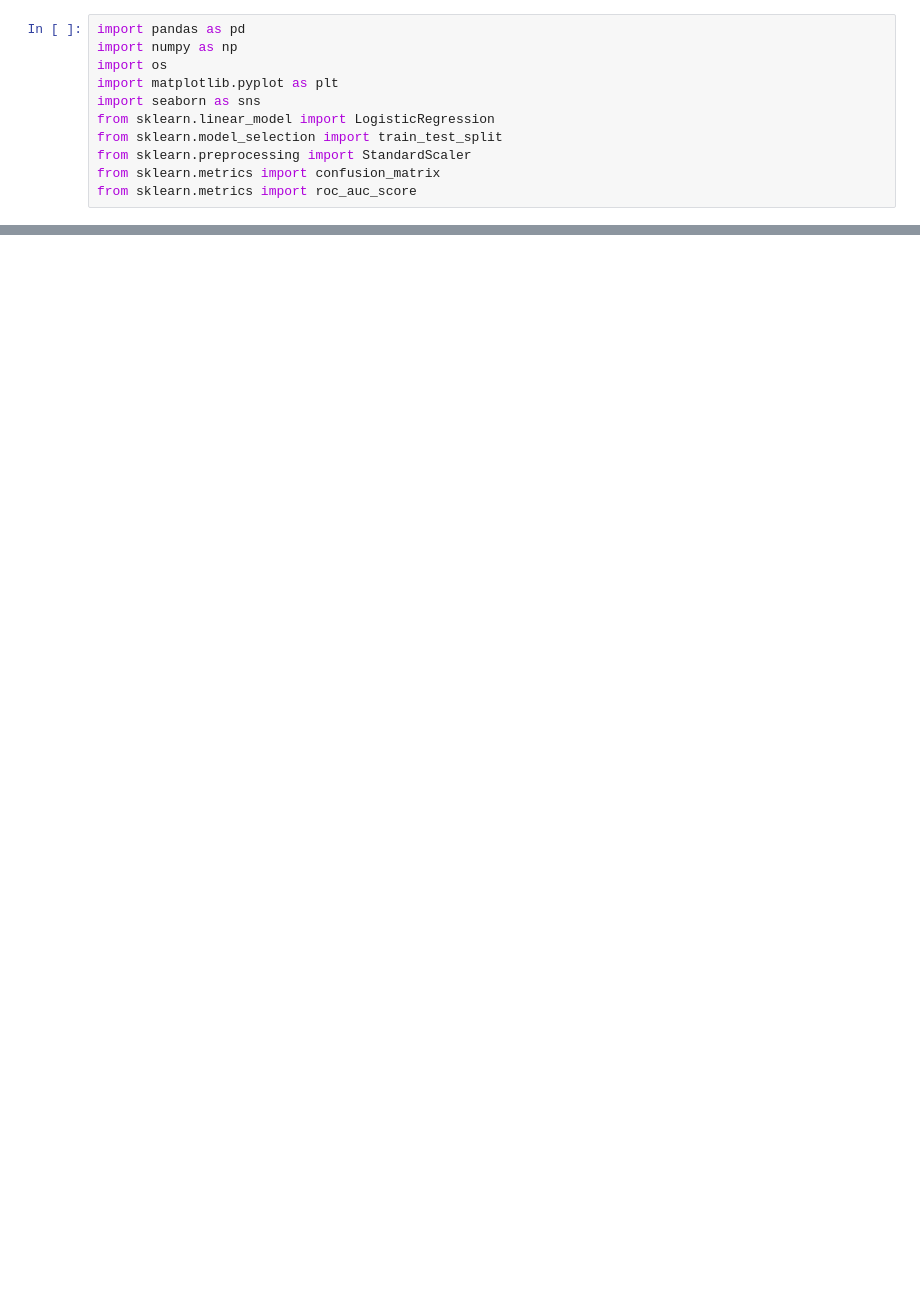
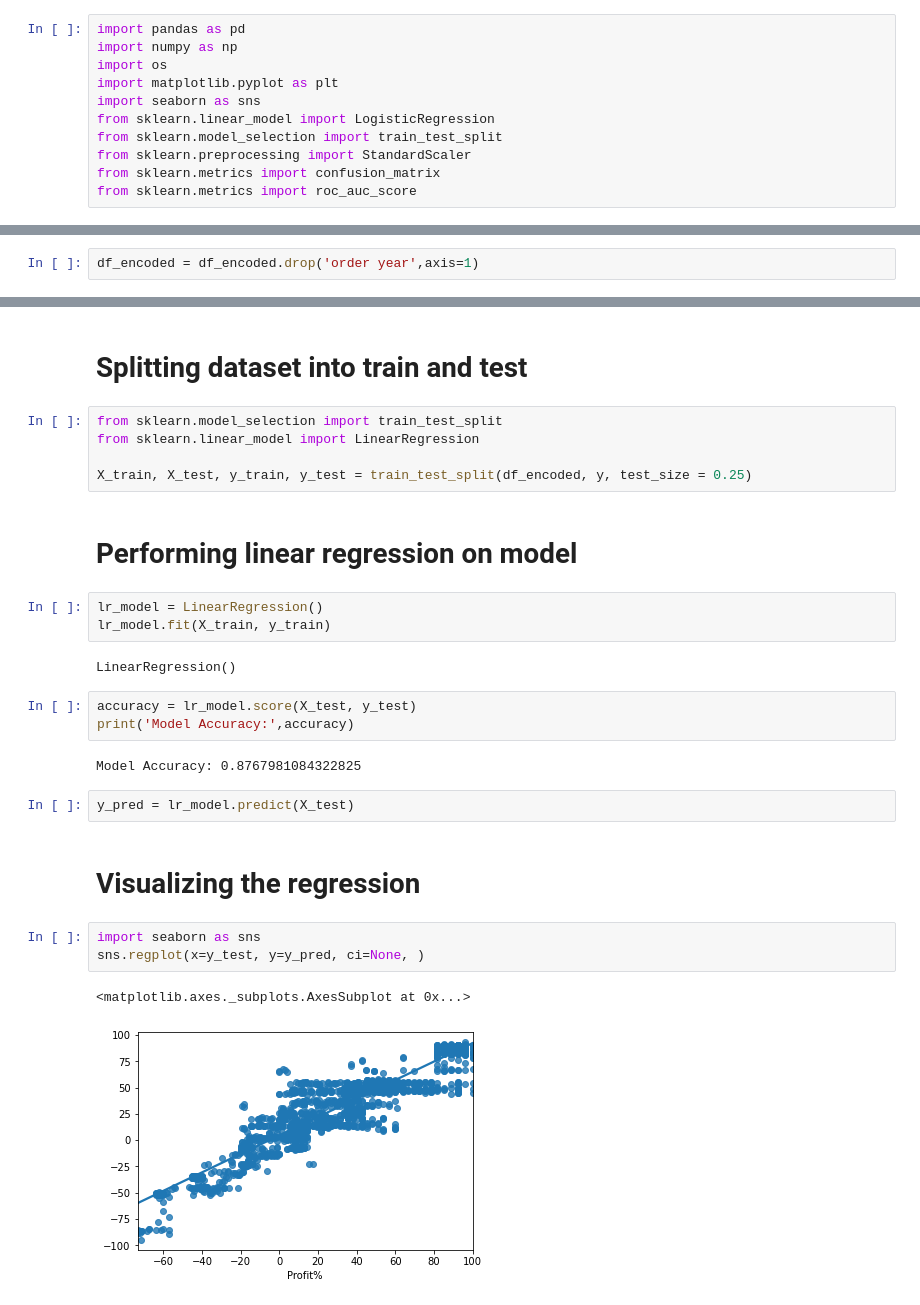
Before and after one commit to HayalDargin/Springboard_Work, a Jupyter notebook: Final project /Time Series Data_Store/Hayal_Final_Pre_processing_Model.ipynb, the cells around one changed output, grey strips where cells are left out. Cells and saved outputs as stored; diff of their text form; blank space fills up the shorter version.

```diff
--- a/Final project /Time Series Data_Store/Hayal_Final_Pre_processing_Model.ipynb
+++ b/Final project /Time Series Data_Store/Hayal_Final_Pre_processing_Model.ipynb
@@ -130,0 +94,2 @@ heatmap.set_title('Correlation Heatmap', fontdict={'fontsize':22}, pad=12);
+# %%
+df_encoded = df_encoded.drop('order year',axis=1)
@@ -130,0 +106,29 @@ heatmap.set_title('Correlation Heatmap', fontdict={'fontsize':22}, pad=12);
+# %% [markdown]
+# Splitting dataset into train and test
+# %%
+from sklearn.model_selection import train_test_split
+from sklearn.linear_model import LinearRegression
+
+X_train, X_test, y_train, y_test = train_test_split(df_encoded, y, test_size = 0.25)
+# %% [markdown]
+# Performing linear regression on model
+# %%
+lr_model = LinearRegression()
+lr_model.fit(X_train, y_train)
+# %% [output]
+LinearRegression()
+# %%
+accuracy = lr_model.score(X_test, y_test)
+print('Model Accuracy:',accuracy)
+# %% [output]
+Model Accuracy: 0.8767981084322825
+# %%
+y_pred = lr_model.predict(X_test)
+# %% [markdown]
+# Visualizing the regression
+# %%
+import seaborn as sns
+sns.regplot(x=y_test, y=y_pred, ci=None, )
+# %% [output]
+<matplotlib.axes._subplots.AxesSubplot at 0x...>
+[figure, added]
```
Also changed, not shown: parts of 31 cells of this notebook.
